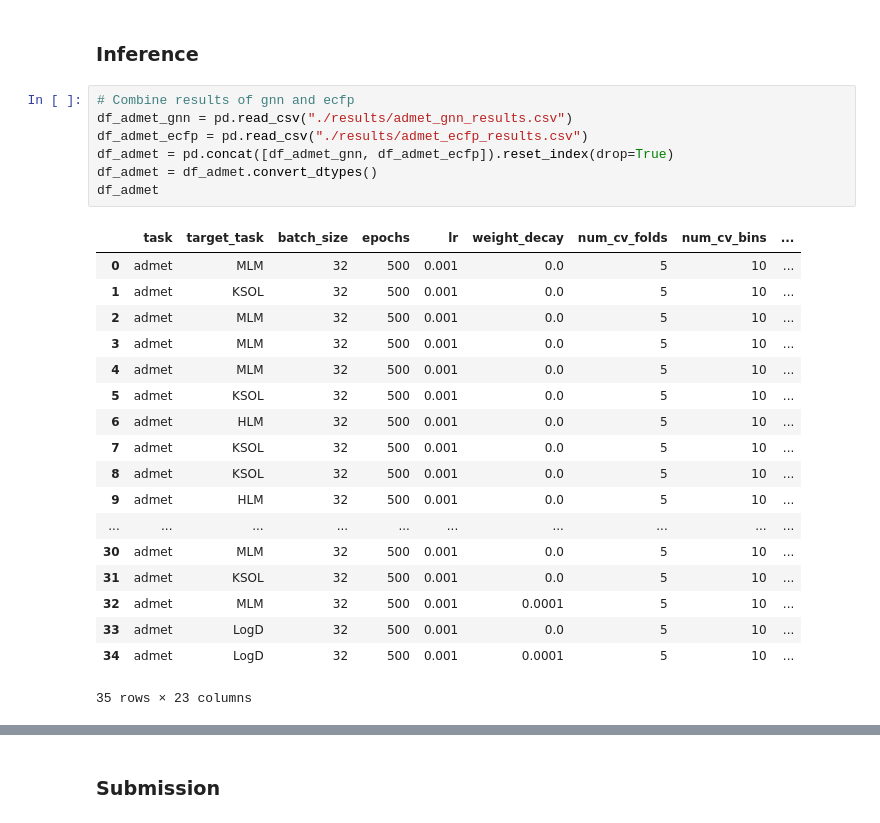
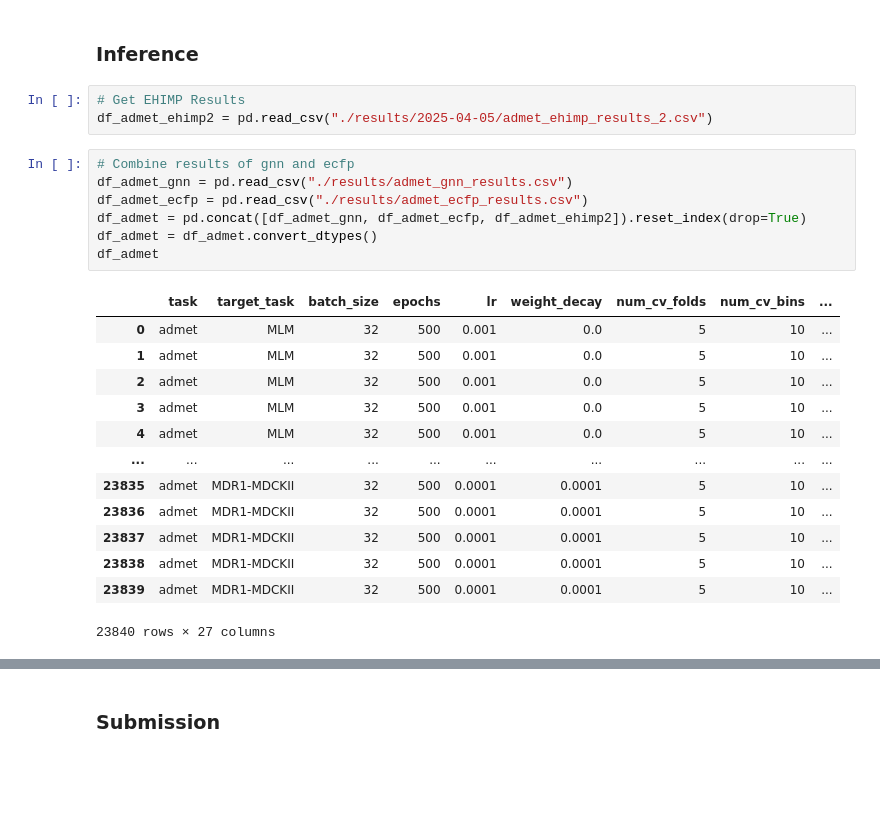
Before and after one commit to aehrlich1/ximp, a Jupyter notebook: data_evaluation.ipynb, the cells around one changed output, grey strips where cells are left out. Saved outputs shown, nothing was run; the diff lists cells and outputs as text; blank space fills up the shorter version.

```diff
--- a/data_evaluation.ipynb
+++ b/data_evaluation.ipynb
@@ -112,32 +135,30 @@ sns.displot(data=train_scaffold.y, kde=True, legend=False).set_xlabels(target_ta
 sns.displot(data=test_scaffold.y, kde=True, legend=False).set_xlabels(target_task)
 # %% [markdown]
 ### Inference
+# %%
+# Get EHIMP Results
+df_admet_ehimp2 = pd.read_csv("./results/2025-04-05/admet_ehimp_results_2.csv")
 # %%
 # Combine results of gnn and ecfp
 df_admet_gnn = pd.read_csv("./results/admet_gnn_results.csv")
 df_admet_ecfp = pd.read_csv("./results/admet_ecfp_results.csv")
-df_admet = pd.concat([df_admet_gnn, df_admet_ecfp]).reset_index(drop=True)
+df_admet = pd.concat([df_admet_gnn, df_admet_ecfp, df_admet_ehimp2]).reset_index(drop=True)
 df_admet = df_admet.convert_dtypes()
 df_admet
 # %% [output]
 |  | task | target_task | batch_size | epochs | lr | weight_decay | num_cv_folds | num_cv_bins | ... |
 | 0 | admet | MLM | 32 | 500 | 0.001 | 0.0 | 5 | 10 | ... |
-| 1 | admet | KSOL | 32 | 500 | 0.001 | 0.0 | 5 | 10 | ... |
+| 1 | admet | MLM | 32 | 500 | 0.001 | 0.0 | 5 | 10 | ... |
 | 2 | admet | MLM | 32 | 500 | 0.001 | 0.0 | 5 | 10 | ... |
 | 3 | admet | MLM | 32 | 500 | 0.001 | 0.0 | 5 | 10 | ... |
 | 4 | admet | MLM | 32 | 500 | 0.001 | 0.0 | 5 | 10 | ... |
-| 5 | admet | KSOL | 32 | 500 | 0.001 | 0.0 | 5 | 10 | ... |
-| 6 | admet | HLM | 32 | 500 | 0.001 | 0.0 | 5 | 10 | ... |
-| 7 | admet | KSOL | 32 | 500 | 0.001 | 0.0 | 5 | 10 | ... |
-| 8 | admet | KSOL | 32 | 500 | 0.001 | 0.0 | 5 | 10 | ... |
-| 9 | admet | HLM | 32 | 500 | 0.001 | 0.0 | 5 | 10 | ... |
 | ... | ... | ... | ... | ... | ... | ... | ... | ... | ... |
-| 30 | admet | MLM | 32 | 500 | 0.001 | 0.0 | 5 | 10 | ... |
-| 31 | admet | KSOL | 32 | 500 | 0.001 | 0.0 | 5 | 10 | ... |
-| 32 | admet | MLM | 32 | 500 | 0.001 | 0.0001 | 5 | 10 | ... |
-| 33 | admet | LogD | 32 | 500 | 0.001 | 0.0 | 5 | 10 | ... |
-| 34 | admet | LogD | 32 | 500 | 0.001 | 0.0001 | 5 | 10 | ... |
+| 23835 | admet | MDR1-MDCKII | 32 | 500 | 0.0001 | 0.0001 | 5 | 10 | ... |
+| 23836 | admet | MDR1-MDCKII | 32 | 500 | 0.0001 | 0.0001 | 5 | 10 | ... |
+| 23837 | admet | MDR1-MDCKII | 32 | 500 | 0.0001 | 0.0001 | 5 | 10 | ... |
+| 23838 | admet | MDR1-MDCKII | 32 | 500 | 0.0001 | 0.0001 | 5 | 10 | ... |
+| 23839 | admet | MDR1-MDCKII | 32 | 500 | 0.0001 | 0.0001 | 5 | 10 | ... |
-35 rows × 23 columns
+23840 rows × 27 columns
 # %%
 # Group by target_task and find the row with minimum mean_val_loss for each group
 df_best_admet = df_admet.loc[df_admet.groupby(['target_task', 'repr_model'])['mae_test_scaffold'].idxmin()].reset_index(drop=True)
```
Also changed, not shown: parts of 5 cells of this notebook, 3 other files.
